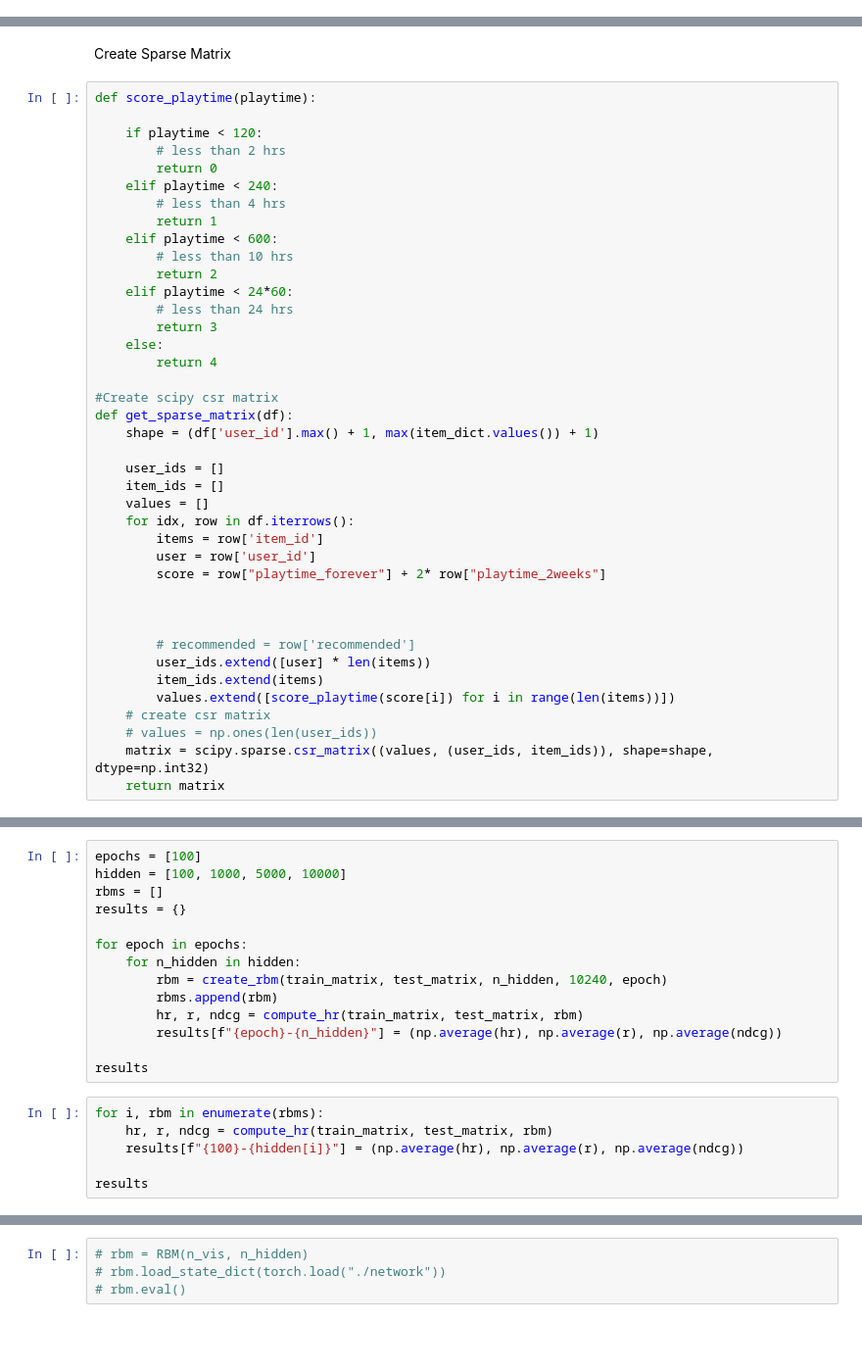
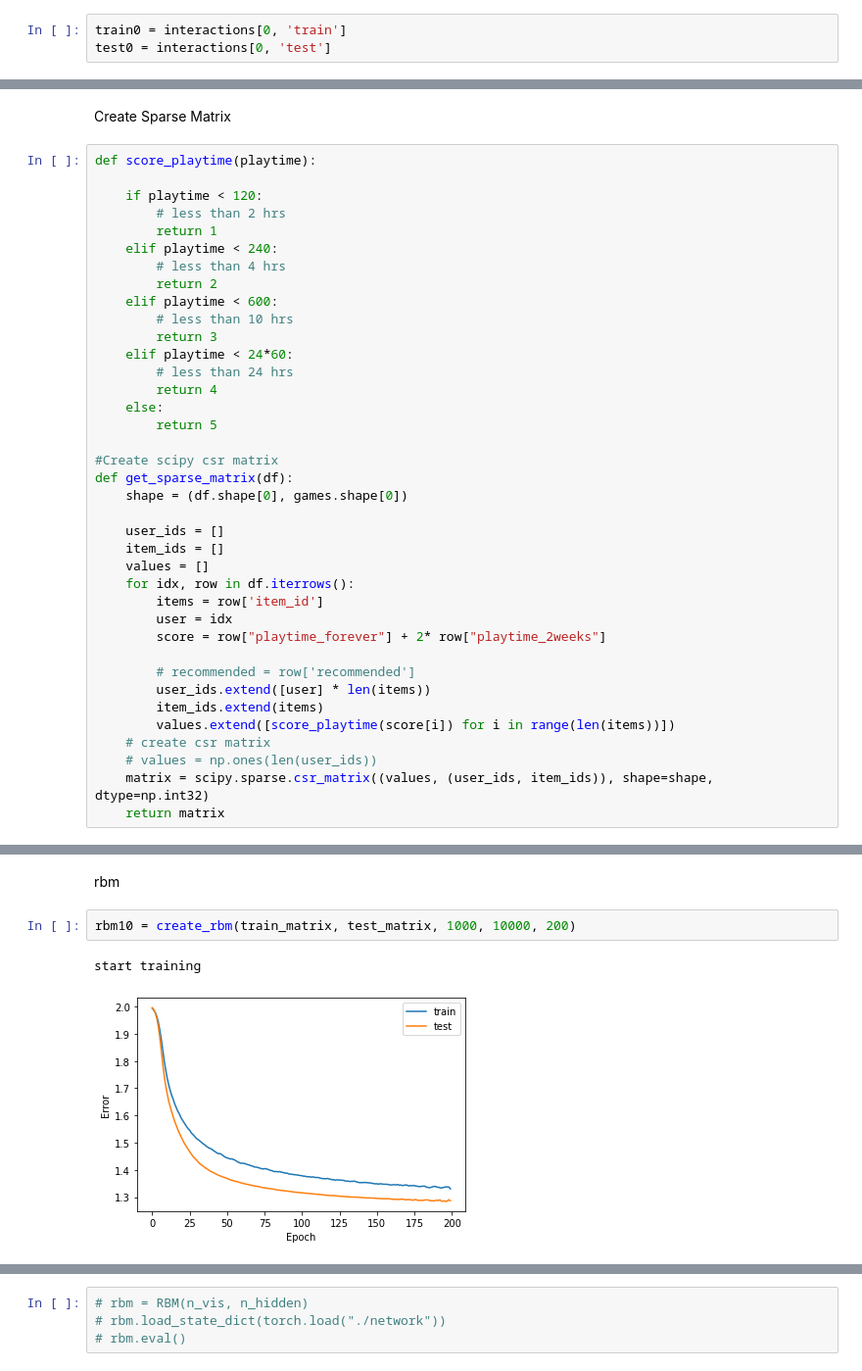
Before and after one commit to jdepreter/ai-project, a Jupyter notebook: ANN_notebook_inventory_rating.ipynb, the cells around one changed output, grey strips where cells are left out. Shown at 98% size. Cells and saved outputs as stored; diff of their text form; blank space fills up the shorter version.

```diff
--- a/ANN_notebook_inventory_rating.ipynb
+++ b/ANN_notebook_inventory_rating.ipynb
@@ -119,3 +97,6 @@ test0 = parse_csv("stijn-data/test_split_0.csv")
+# %%
+train0 = interactions[0, 'train']
+test0 = interactions[0, 'test']
 # %%
 train0["item_id"].map(len).describe()
 # %% [output]
@@ -145,32 +127,30 @@ def score_playtime(playtime):
 
     if playtime < 120:
         # less than 2 hrs
-        return 0
+        return 1
     elif playtime < 240:
         # less than 4 hrs
-        return 1
+        return 2
     elif playtime < 600:
         # less than 10 hrs
-        return 2
+        return 3
     elif playtime < 24*60:
         # less than 24 hrs
-        return 3
+        return 4
     else:
-        return 4
+        return 5
 
 #Create scipy csr matrix
 def get_sparse_matrix(df):
-    shape = (df['user_id'].max() + 1, max(item_dict.values()) + 1)
+    shape = (df.shape[0], games.shape[0])
 
     user_ids = []
     item_ids = []
     values = []
     for idx, row in df.iterrows():
         items = row['item_id']
-        user = row['user_id']
+        user = idx
         score = row["playtime_forever"] + 2* row["playtime_2weeks"]
-
-
 
         # recommended = row['recommended']
         user_ids.extend([user] * len(items))
@@ -688,20 +172,0 @@ print(len(all_recommendations))
-# %%
-epochs = [100]
-hidden = [100, 1000, 5000, 10000]
-rbms = []
-results = {}
-
-for epoch in epochs:
-    for n_hidden in hidden:
-        rbm = create_rbm(train_matrix, test_matrix, n_hidden, 10240, epoch)
-        rbms.append(rbm)
-        hr, r, ndcg = compute_hr(train_matrix, test_matrix, rbm)
-        results[f"{epoch}-{n_hidden}"] = (np.average(hr), np.average(r), np.average(ndcg))
-
-results
-# %%
-for i, rbm in enumerate(rbms):
-    hr, r, ndcg = compute_hr(train_matrix, test_matrix, rbm)
-    results[f"{100}-{hidden[i]}"] = (np.average(hr), np.average(r), np.average(ndcg))
-
-results
@@ -712,0 +277,7 @@ pprint.pprint(results)
+# %% [markdown]
+rbm
+# %%
+rbm10 = create_rbm(train_matrix, test_matrix, 1000, 10000, 200)
+# %% [output]
+start training
+[figure, added]
```
Also changed, not shown: parts of 58 cells of this notebook.
